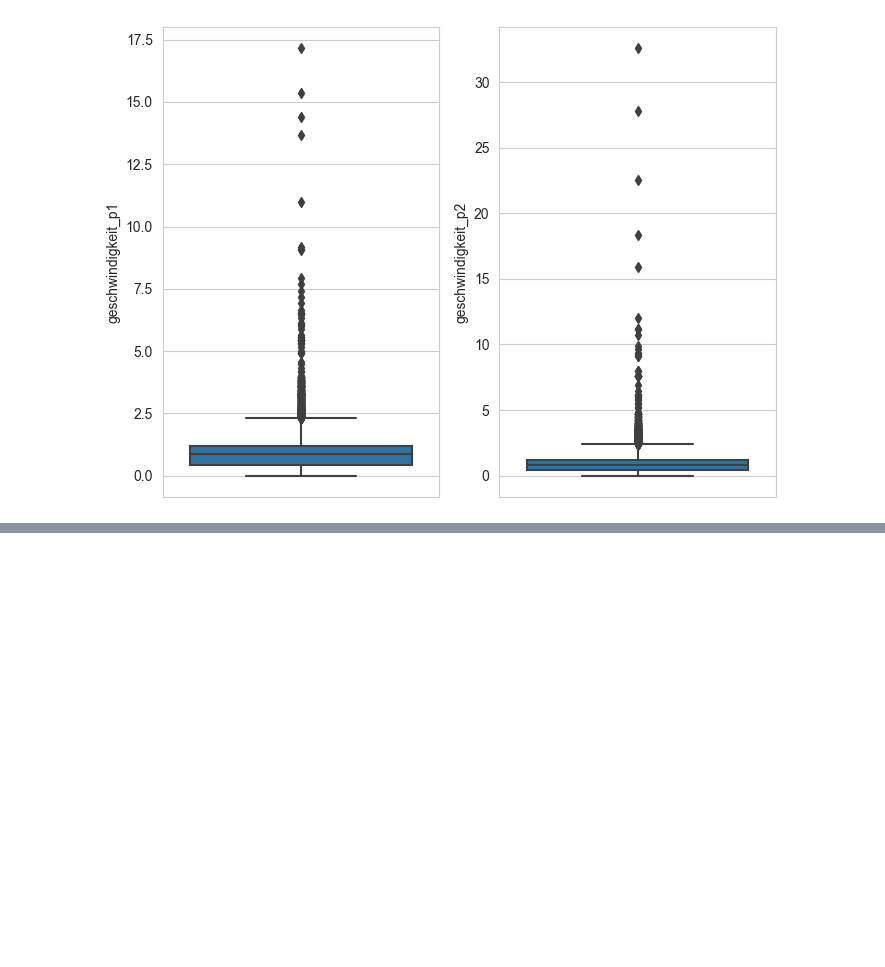
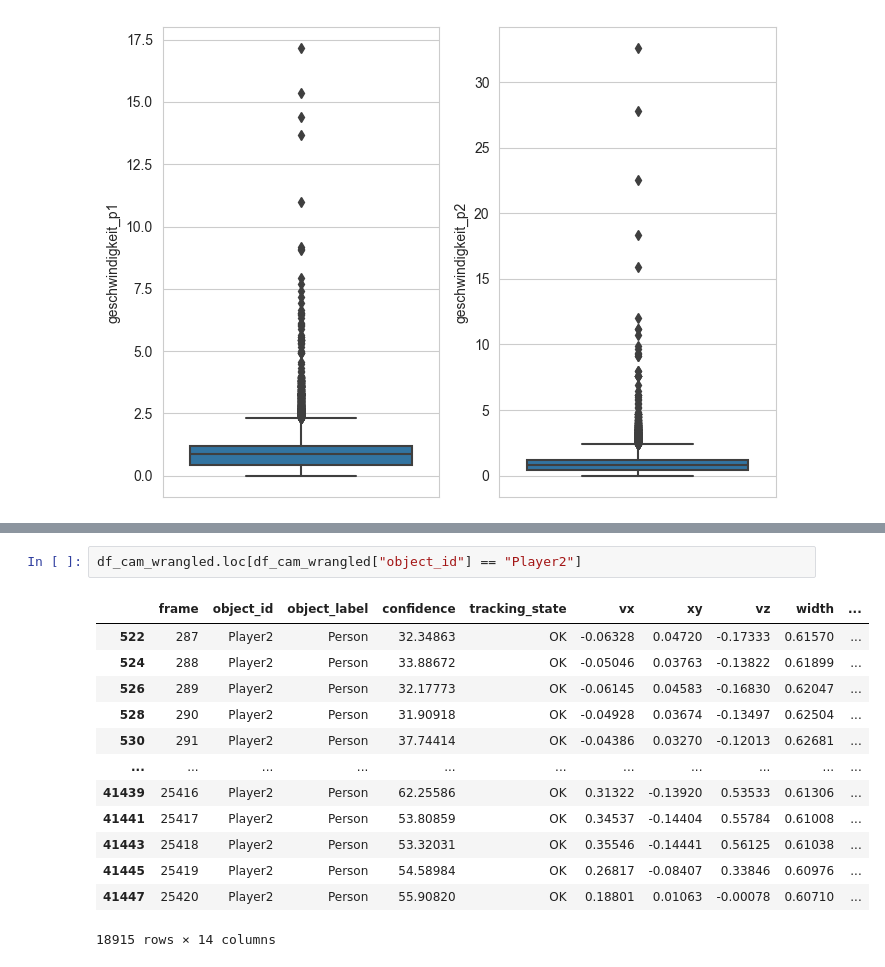
Before and after one commit to fhnw-ds/fhnw-cda2-tennis-analysis, a Jupyter notebook: field_analysis/eda_baden.ipynb, the cells around one changed output, grey strips where cells are left out. Drawn from its saved outputs; the diff is of its cells as text; blank space fills up the shorter version.

```diff
--- a/field_analysis/eda_baden.ipynb
+++ b/field_analysis/eda_baden.ipynb
@@ -382,0 +406,16 @@ plt.show()
+# %%
+df_cam_wrangled.loc[df_cam_wrangled["object_id"] == "Player2"]
+# %% [output]
+|  | frame | object_id | object_label | confidence | tracking_state | vx | xy | vz | width | ... |
+| 522 | 287 | Player2 | Person | 32.34863 | OK | -0.06328 | 0.04720 | -0.17333 | 0.61570 | ... |
+| 524 | 288 | Player2 | Person | 33.88672 | OK | -0.05046 | 0.03763 | -0.13822 | 0.61899 | ... |
+| 526 | 289 | Player2 | Person | 32.17773 | OK | -0.06145 | 0.04583 | -0.16830 | 0.62047 | ... |
+| 528 | 290 | Player2 | Person | 31.90918 | OK | -0.04928 | 0.03674 | -0.13497 | 0.62504 | ... |
+| 530 | 291 | Player2 | Person | 37.74414 | OK | -0.04386 | 0.03270 | -0.12013 | 0.62681 | ... |
+| ... | ... | ... | ... | ... | ... | ... | ... | ... | ... | ... |
+| 41439 | 25416 | Player2 | Person | 62.25586 | OK | 0.31322 | -0.13920 | 0.53533 | 0.61306 | ... |
+| 41441 | 25417 | Player2 | Person | 53.80859 | OK | 0.34537 | -0.14404 | 0.55784 | 0.61008 | ... |
+| 41443 | 25418 | Player2 | Person | 53.32031 | OK | 0.35546 | -0.14441 | 0.56125 | 0.61038 | ... |
+| 41445 | 25419 | Player2 | Person | 54.58984 | OK | 0.26817 | -0.08407 | 0.33846 | 0.60976 | ... |
+| 41447 | 25420 | Player2 | Person | 55.90820 | OK | 0.18801 | 0.01063 | -0.00078 | 0.60710 | ... |
+18915 rows × 14 columns
```
Also changed, not shown: parts of 8 cells of this notebook.
